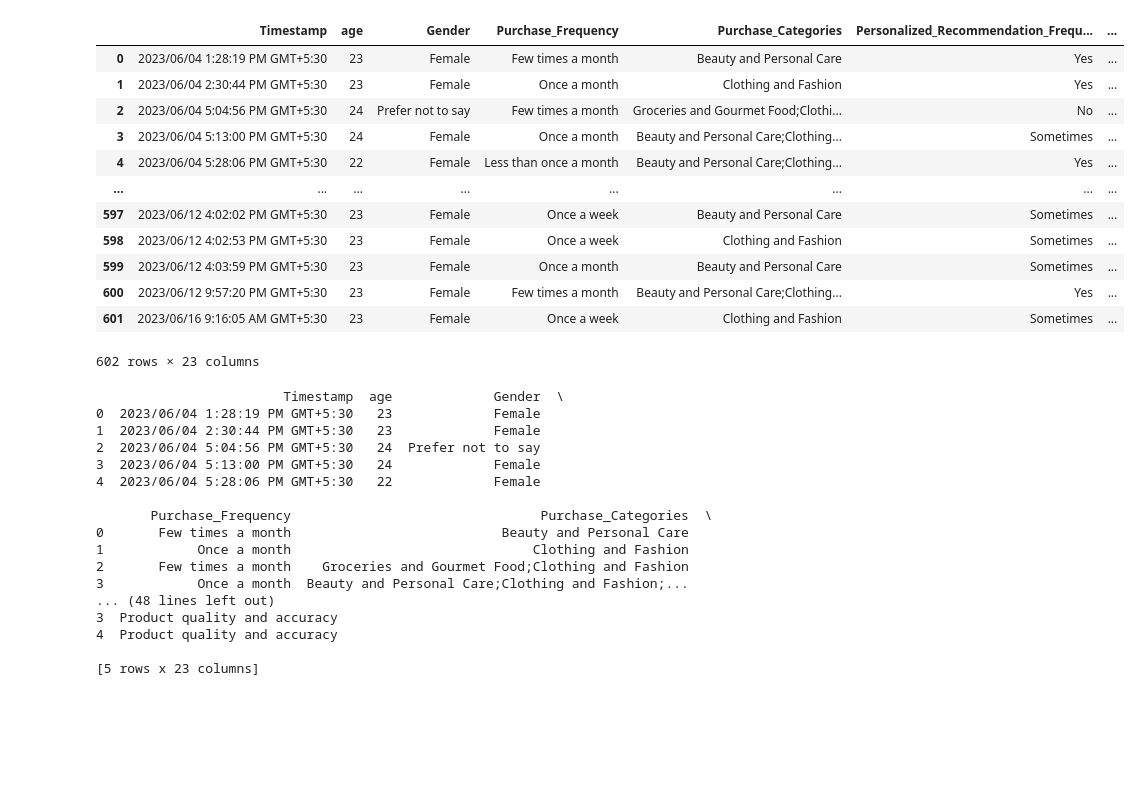
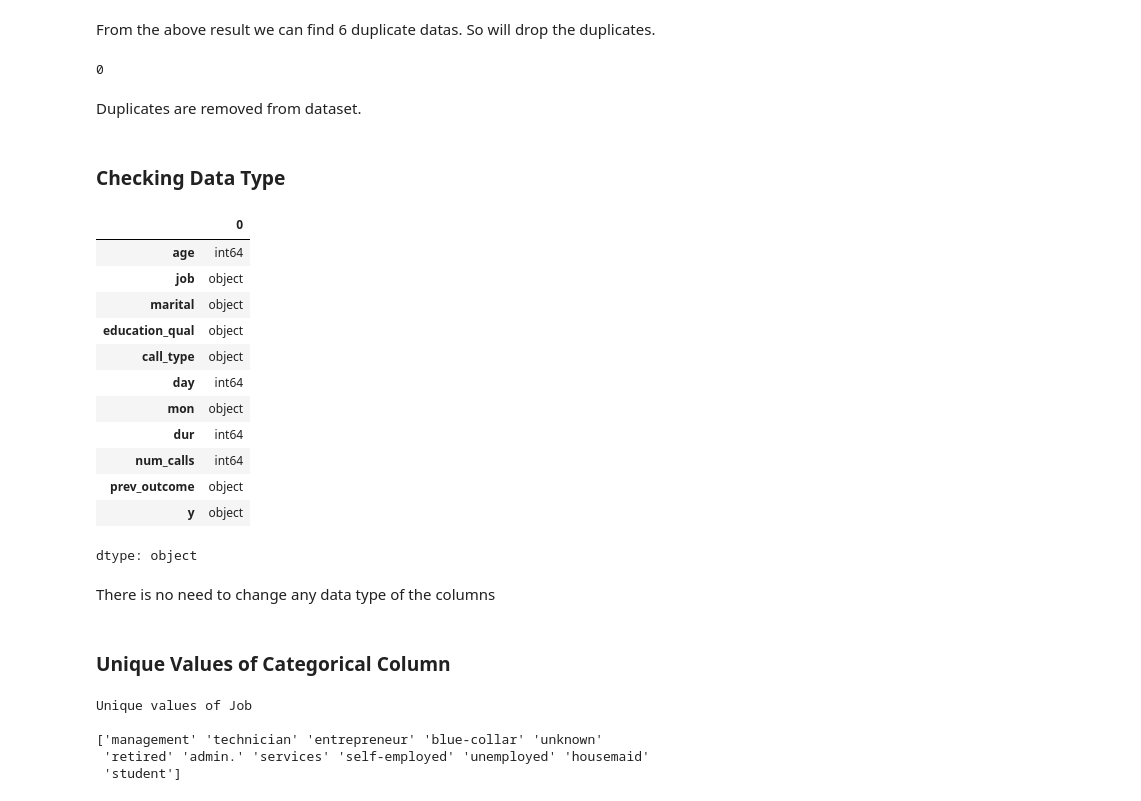
Before and after one commit to Anan-punathil/Capstone-Entri-ML-classification, a Jupyter notebook: Capstone_Entri_ML_Classification.ipynb, the cells around one changed output. Drawn from its saved outputs; the diff is of its cells as text; code cells hidden in the pictures; blank space fills up the shorter version.

```diff
--- a/Capstone_Entri_ML_Classification.ipynb
+++ b/Capstone_Entri_ML_Classification.ipynb
@@ -180,3 +128,2 @@ from sklearn.model_selection import cross_val_score
 # %%
-df = pd.read_csv('/content/Amazon Customer Behavior Survey (1) (1).csv')
-print(df.describe())
+df=pd.read_csv("/content/Customer Conversion Prediction - Customer Conversion Prediction.csv.zip")
@@ -201,36 +223,43 @@ max                 5.000000
+# %% [markdown]
+From the above result we can find 6 duplicate datas. So will drop the duplicates.
+# %%
+#droping duplicates
+df = df.drop_duplicates()
+# %%
+#after droping agin check for no of duplicates
+df.duplicated().sum()
+# %% [output]
+0
+# %% [markdown]
+Duplicates are removed from dataset.
+# %% [markdown]
+### **Checking Data Type**
 # %%
-df
+df.dtypes
 # %% [output]
-|  | Timestamp | age | Gender | Purchase_Frequency | Purchase_Categories | Personalized_Recommendation_Frequ... | ... |
-| 0 | 2023/06/04 1:28:19 PM GMT+5:30 | 23 | Female | Few times a month | Beauty and Personal Care | Yes | ... |
-| 1 | 2023/06/04 2:30:44 PM GMT+5:30 | 23 | Female | Once a month | Clothing and Fashion | Yes | ... |
-| 2 | 2023/06/04 5:04:56 PM GMT+5:30 | 24 | Prefer not to say | Few times a month | Groceries and Gourmet Food;Clothi... | No | ... |
-| 3 | 2023/06/04 5:13:00 PM GMT+5:30 | 24 | Female | Once a month | Beauty and Personal Care;Clothing... | Sometimes | ... |
-| 4 | 2023/06/04 5:28:06 PM GMT+5:30 | 22 | Female | Less than once a month | Beauty and Personal Care;Clothing... | Yes | ... |
-| ... | ... | ... | ... | ... | ... | ... | ... |
-| 597 | 2023/06/12 4:02:02 PM GMT+5:30 | 23 | Female | Once a week | Beauty and Personal Care | Sometimes | ... |
-| 598 | 2023/06/12 4:02:53 PM GMT+5:30 | 23 | Female | Once a week | Clothing and Fashion | Sometimes | ... |
-| 599 | 2023/06/12 4:03:59 PM GMT+5:30 | 23 | Female | Once a month | Beauty and Personal Care | Sometimes | ... |
-| 600 | 2023/06/12 9:57:20 PM GMT+5:30 | 23 | Female | Few times a month | Beauty and Personal Care;Clothing... | Yes | ... |
-| 601 | 2023/06/16 9:16:05 AM GMT+5:30 | 23 | Female | Once a week | Clothing and Fashion | Sometimes | ... |
+|  | 0 |
+| age | int64 |
+| job | object |
+| marital | object |
+| education_qual | object |
+| call_type | object |
+| day | int64 |
+| mon | object |
+| dur | int64 |
+| num_calls | int64 |
+| prev_outcome | object |
+| y | object |
-602 rows × 23 columns
+dtype: object
-# %%
-print(df.head())
-# %% [output]
-                        Timestamp  age             Gender  \
-0  2023/06/04 1:28:19 PM GMT+5:30   23             Female
-1  2023/06/04 2:30:44 PM GMT+5:30   23             Female
-2  2023/06/04 5:04:56 PM GMT+5:30   24  Prefer not to say
-3  2023/06/04 5:13:00 PM GMT+5:30   24             Female
-4  2023/06/04 5:28:06 PM GMT+5:30   22             Female
-
-       Purchase_Frequency                                Purchase_Categories  \
-0       Few times a month                           Beauty and Personal Care
-1            Once a month                               Clothing and Fashion
-2       Few times a month    Groceries and Gourmet Food;Clothing and Fashion
-3            Once a month  Beauty and Personal Care;Clothing and Fashion;...
-... (48 lines left out)
-3  Product quality and accuracy
-4  Product quality and accuracy
-
-[5 rows x 23 columns]
+# %% [markdown]
+There is no need to change any data type of the columns
+# %% [markdown]
+### **Unique Values of Categorical Column**
+# %%
+print("Unique values of Job \n")
+print(df['job'].unique())
+# %% [output]
+Unique values of Job
+
+['management' 'technician' 'entrepreneur' 'blue-collar' 'unknown'
+ 'retired' 'admin.' 'services' 'self-employed' 'unemployed' 'housemaid'
+ 'student']
```
Also changed, not shown: parts of 303 cells of this notebook.
